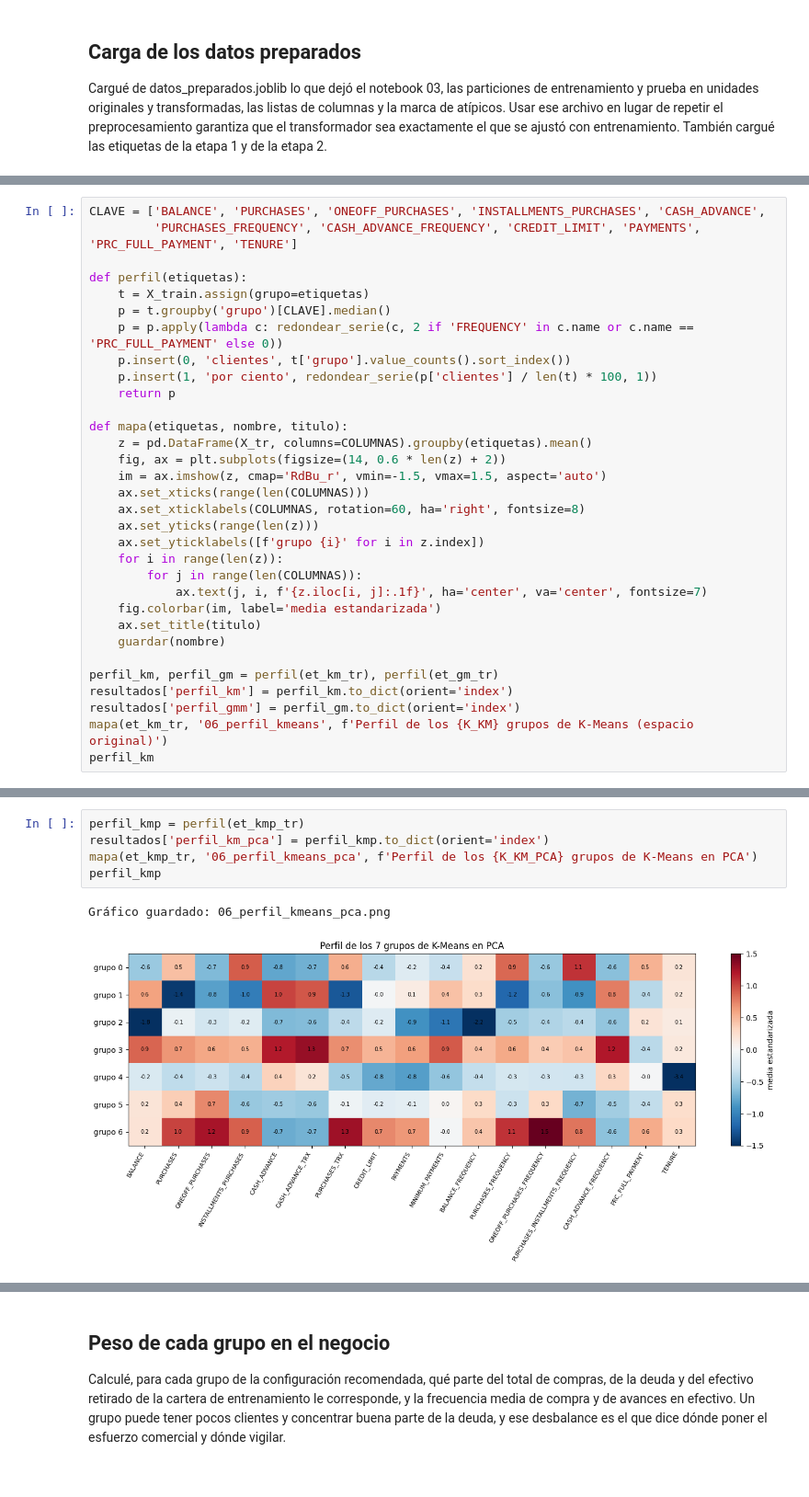
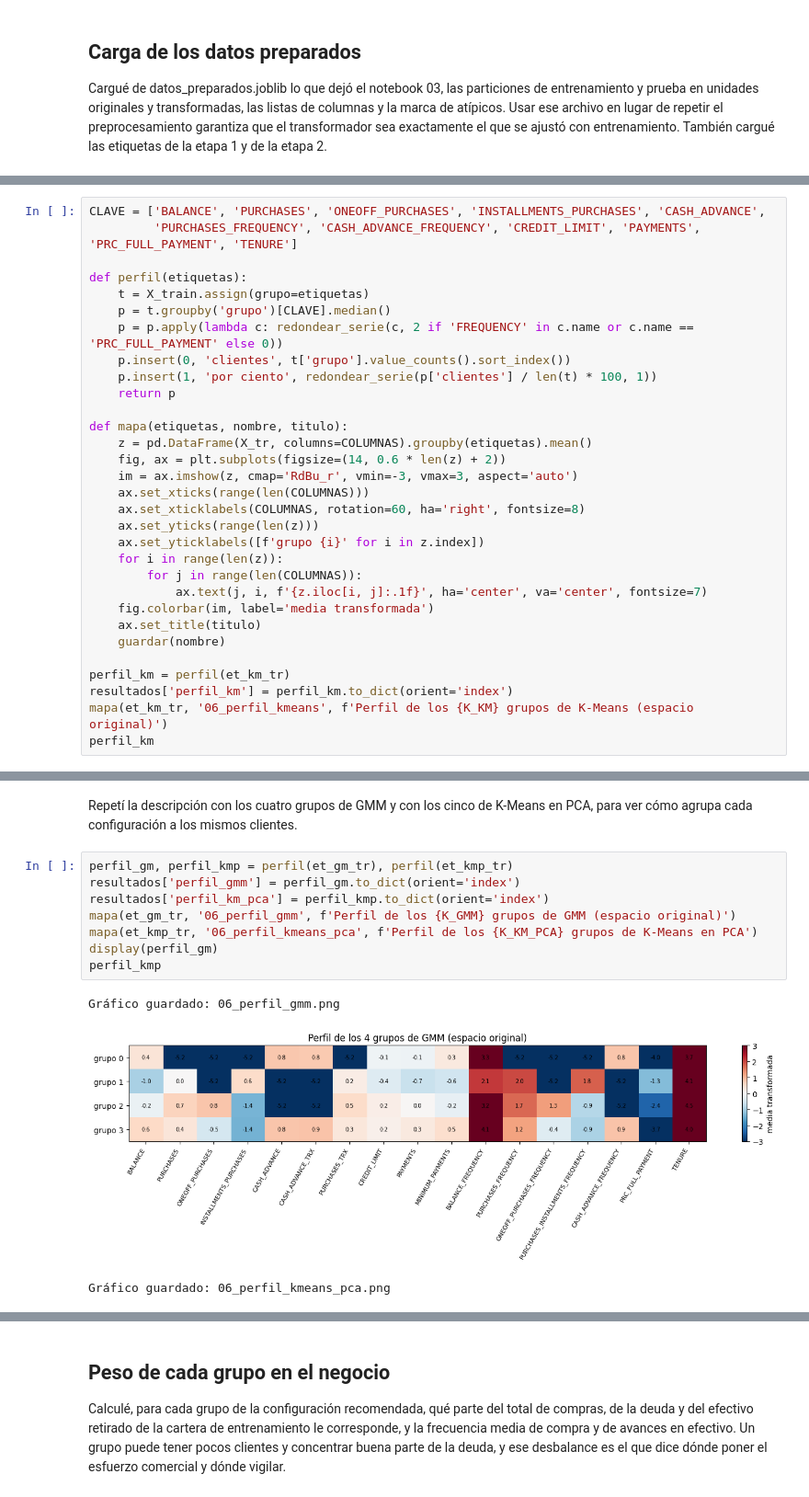
Before and after one commit to alejandroramirezucb/credit_card, a Jupyter notebook: notebooks/06_interpretacion_y_conclusiones.ipynb, the cells around one changed output, grey strips where cells are left out. Shown at 92% size. Drawn from its saved outputs; the diff is of its cells as text.

```diff
--- a/notebooks/06_interpretacion_y_conclusiones.ipynb
+++ b/notebooks/06_interpretacion_y_conclusiones.ipynb
@@ -126,7 +127,7 @@ def perfil(etiquetas):
 def mapa(etiquetas, nombre, titulo):
     z = pd.DataFrame(X_tr, columns=COLUMNAS).groupby(etiquetas).mean()
     fig, ax = plt.subplots(figsize=(14, 0.6 * len(z) + 2))
-    im = ax.imshow(z, cmap='RdBu_r', vmin=-1.5, vmax=1.5, aspect='auto')
+    im = ax.imshow(z, cmap='RdBu_r', vmin=-3, vmax=3, aspect='auto')
     ax.set_xticks(range(len(COLUMNAS)))
     ax.set_xticklabels(COLUMNAS, rotation=60, ha='right', fontsize=8)
     ax.set_yticks(range(len(z)))
@@ -134,13 +135,12 @@ def mapa(etiquetas, nombre, titulo):
     for i in range(len(z)):
         for j in range(len(COLUMNAS)):
             ax.text(j, i, f'{z.iloc[i, j]:.1f}', ha='center', va='center', fontsize=7)
-    fig.colorbar(im, label='media estandarizada')
+    fig.colorbar(im, label='media transformada')
     ax.set_title(titulo)
     guardar(nombre)
 
-perfil_km, perfil_gm = perfil(et_km_tr), perfil(et_gm_tr)
+perfil_km = perfil(et_km_tr)
 resultados['perfil_km'] = perfil_km.to_dict(orient='index')
-resultados['perfil_gmm'] = perfil_gm.to_dict(orient='index')
 mapa(et_km_tr, '06_perfil_kmeans', f'Perfil de los {K_KM} grupos de K-Means (espacio original)')
 perfil_km
 # %% [output]
@@ -183,8 +179,15 @@ y les puse nombre y acción comercial a partir de sus medianas.
+# %% [markdown]
+Repetí la descripción con los cuatro grupos de GMM y con los cinco de K-Means en PCA, para ver cómo
+agrupa cada configuración a los mismos clientes.
 # %%
-perfil_kmp = perfil(et_kmp_tr)
+perfil_gm, perfil_kmp = perfil(et_gm_tr), perfil(et_kmp_tr)
+resultados['perfil_gmm'] = perfil_gm.to_dict(orient='index')
 resultados['perfil_km_pca'] = perfil_kmp.to_dict(orient='index')
+mapa(et_gm_tr, '06_perfil_gmm', f'Perfil de los {K_GMM} grupos de GMM (espacio original)')
 mapa(et_kmp_tr, '06_perfil_kmeans_pca', f'Perfil de los {K_KM_PCA} grupos de K-Means en PCA')
+display(perfil_gm)
 perfil_kmp
 # %% [output]
-Gráfico guardado: 06_perfil_kmeans_pca.png
+Gráfico guardado: 06_perfil_gmm.png
-[figure, old version]
+[figure, new version]
+Gráfico guardado: 06_perfil_kmeans_pca.png
```
Also changed, not shown: parts of 17 cells of this notebook, 21 other files.
